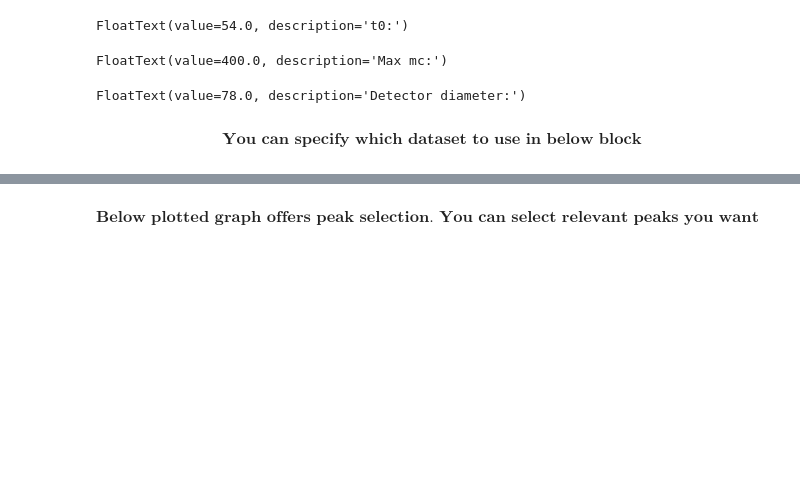
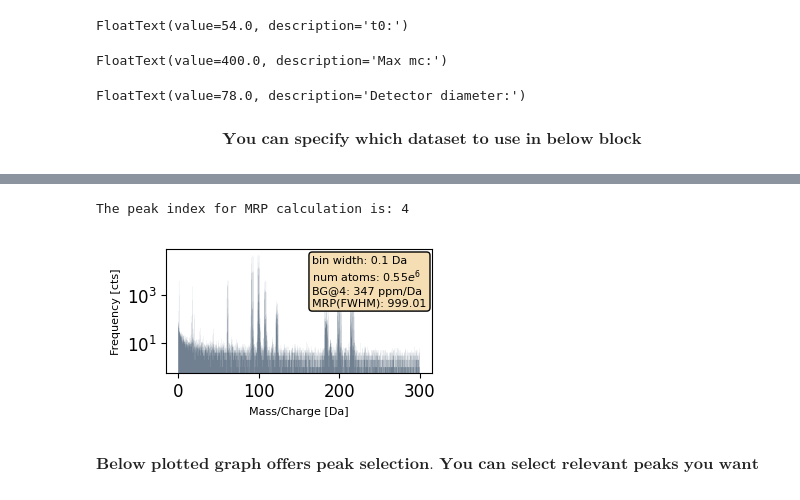
Before and after one commit to mmonajem/pyoxcart, a Jupyter notebook: pyccapt/calibration/tutorials/jupyter_files/02_2_mc_voltage_bowl_calibration.ipynb, the cells around one changed output, grey strips where cells are left out. Cells and saved outputs as stored; diff of their text form; code cells hidden in the pictures; blank space fills up the shorter version.

```diff
--- a/pyccapt/calibration/tutorials/jupyter_files/02_2_mc_voltage_bowl_calibration.ipynb
+++ b/pyccapt/calibration/tutorials/jupyter_files/02_2_mc_voltage_bowl_calibration.ipynb
@@ -118,6 +115,11 @@ mc = data['mc (Da)'].to_numpy()
 variables.dld_t_calib = np.copy(dld_t)
 # variables.mc_calib = np.copy(mc)
 # variables.mc_calib_backup = np.copy(mc)
+# %%
+ peaks_ini, peaks_y_ini, peak_widths_p_ini, _ = tools.hist_plot(data['mc_c (Da)'].to_numpy()[data['mc_c (Da)'].to_numpy() < 300], 0.1, distance=100, percent=50, prominence=100, peaks_find_plot=False, selector='rect', plot=True, label='mc', fig_name=figname+'_ini')
+# %% [output]
+The peak index for MRP calculation is: 4
+[figure, added]
 # %%
 ion_distance = np.sqrt(flightPathLength_d.value**2 + (dld_x*10)**2 + (dld_y*10)**2)
 ion_distance = flightPathLength_d.value / ion_distance
```
Also changed, not shown: parts of 4 cells of this notebook, 12 other files.
